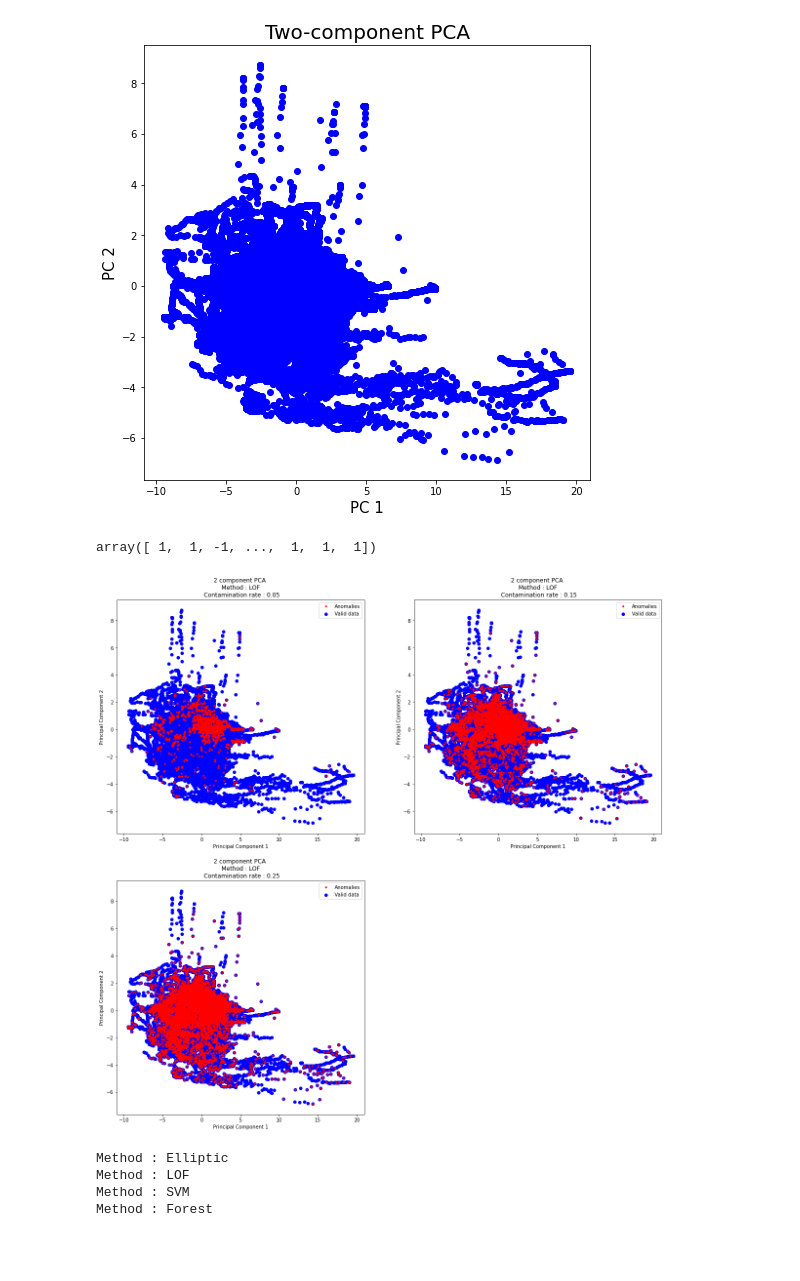
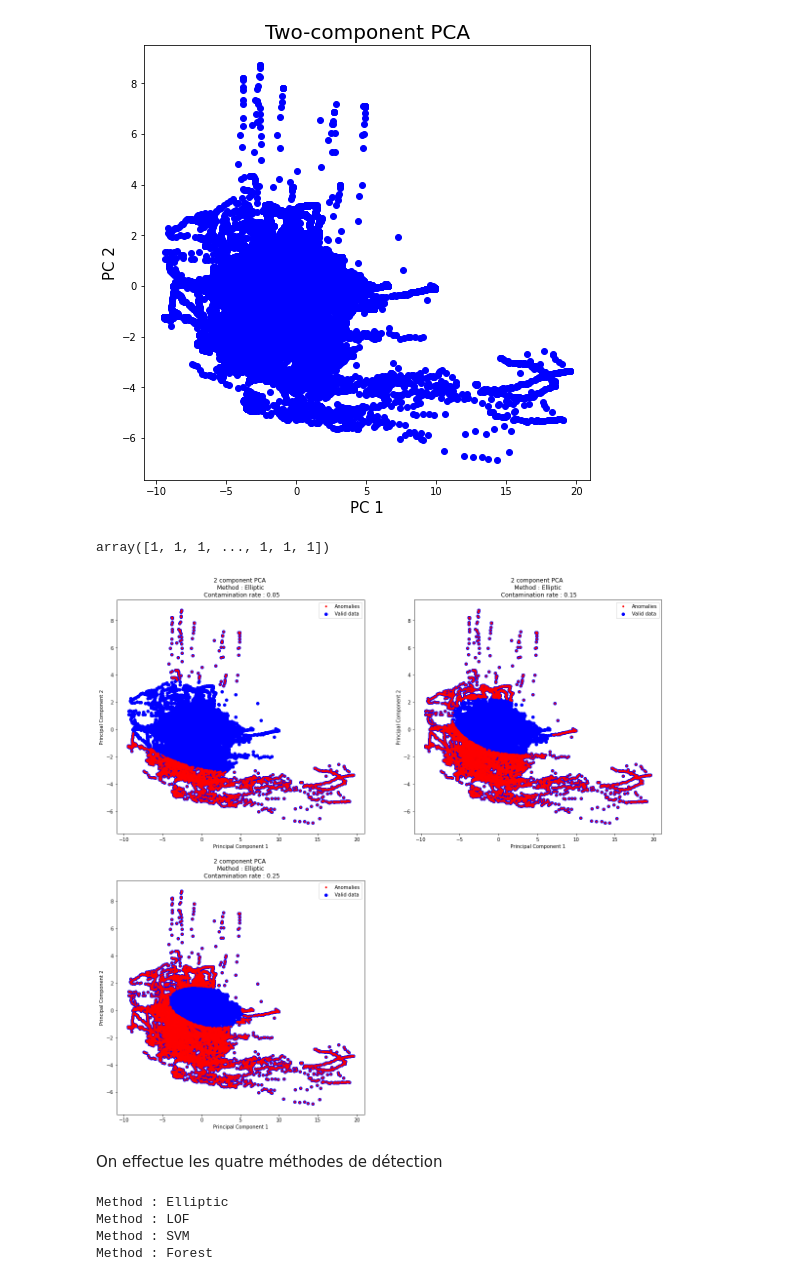
Before and after one commit to cdrutinus/ml-class-anomaly-detection, a Jupyter notebook: BE Plane's Windows.ipynb, the cells around one changed output. Drawn from its saved outputs; the diff is of its cells as text; code cells hidden in the pictures; blank space fills up the shorter version.

```diff
--- a/BE Plane's Windows.ipynb
+++ b/BE Plane's Windows.ipynb
@@ -215,11 +215,13 @@ Explained variance : 74.3%
 [figure]
 # %%
 contaminations = np.linspace(0.05,0.25,3)
-clf_name = "LOF"
+clf_name = "Elliptic"
 runAnomalies(principalDf, clf_name, contaminations)
 # %% [output]
-array([ 1,  1, -1, ...,  1,  1,  1])
+array([1, 1, 1, ..., 1, 1, 1])
-[figure, old version]
+[figure, new version]
+# %% [markdown]
+On effectue les quatre méthodes de détection
 # %%
 methods = ["Elliptic", "LOF", "SVM", "Forest"]
 predictions = []
```
Also changed, not shown: parts of 13 cells of this notebook.
